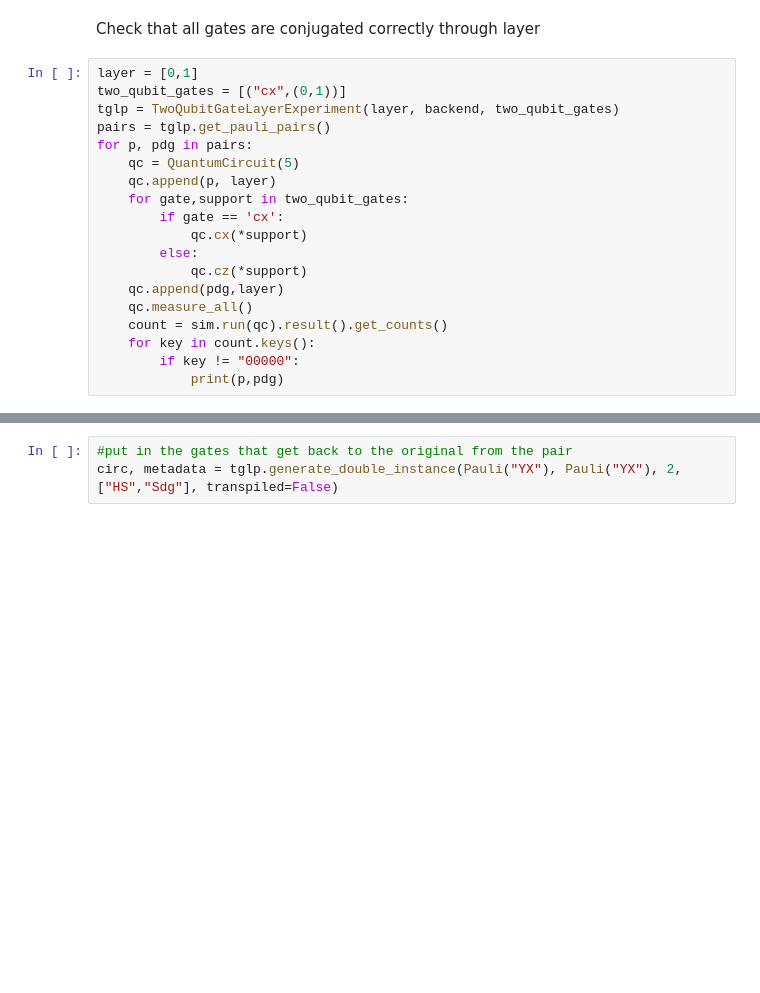
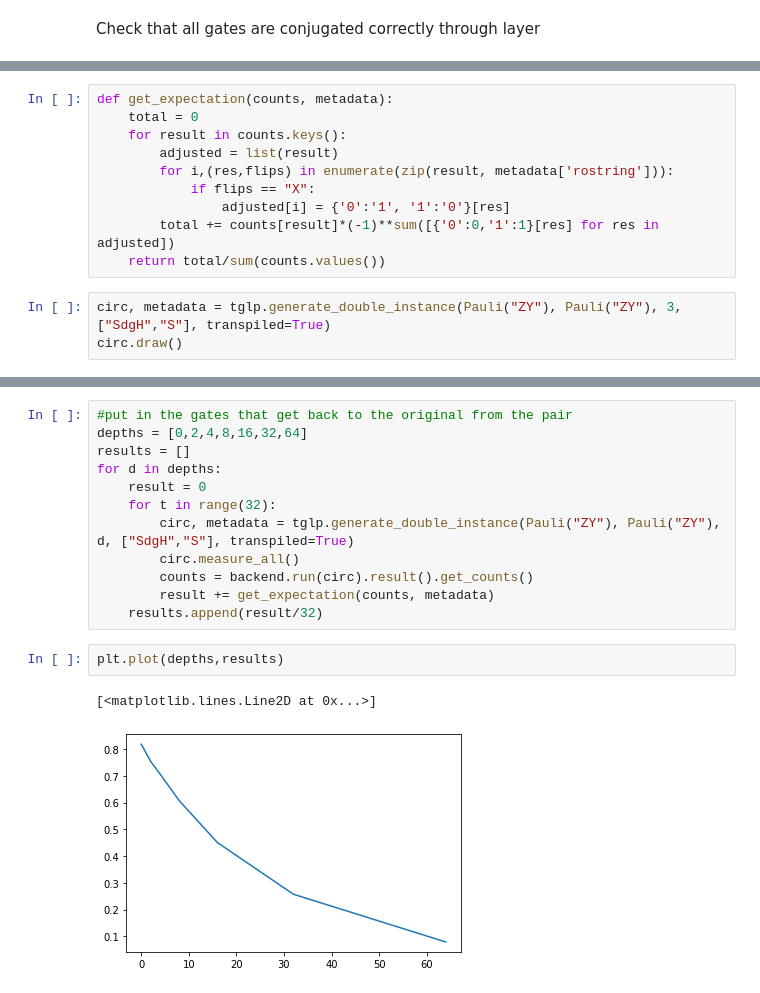
Before and after one commit to benmcdonough20/NEPEC_on_Hardware, a Jupyter notebook: two_qubit_PEC/two_qubit_layer_learning.ipynb, the cells around one changed output, grey strips where cells are left out. Drawn from its saved outputs; the diff is of its cells as text; blank space fills up the shorter version.

Commit message:
circuit generation for full two-gate procedure

```diff
--- a/two_qubit_PEC/two_qubit_layer_learning.ipynb
+++ b/two_qubit_PEC/two_qubit_layer_learning.ipynb
@@ -512,22 +635,3 @@ from qiskit.providers.fake_provider import FakeVigo
 backend = AerSimulator.from_backend(FakeVigo())
 # %% [markdown]
 Check that all gates are conjugated correctly through layer
-# %%
-layer = [0,1]
-two_qubit_gates = [("cx",(0,1))]
-tglp = TwoQubitGateLayerExperiment(layer, backend, two_qubit_gates)
-pairs = tglp.get_pauli_pairs()
-for p, pdg in pairs:
-    qc = QuantumCircuit(5)
-    qc.append(p, layer)
-    for gate,support in two_qubit_gates:
-        if gate == 'cx':
-            qc.cx(*support)
-        else:
-            qc.cz(*support)
-    qc.append(pdg,layer)
-    qc.measure_all()
-    count = sim.run(qc).result().get_counts()
-    for key in count.keys():
-        if key != "00000":
-            print(p,pdg)
@@ -540,0 +646,13 @@ tglp.pauli_sets['medium']
+# %%
+def get_expectation(counts, metadata):
+    total = 0
+    for result in counts.keys():
+        adjusted = list(result)
+        for i,(res,flips) in enumerate(zip(result, metadata['rostring'])):
+            if flips == "X":
+                adjusted[i] = {'0':'1', '1':'0'}[res]
+        total += counts[result]*(-1)**sum([{'0':0,'1':1}[res] for res in adjusted])
+    return total/sum(counts.values())
+# %%
+circ, metadata = tglp.generate_double_instance(Pauli("ZY"), Pauli("ZY"), 3, ["SdgH","S"], transpiled=True)
+circ.draw()
@@ -541,6 +671,20 @@ tglp.pauli_sets['medium']
 # %%
 #put in the gates that get back to the original from the pair
-circ, metadata = tglp.generate_double_instance(Pauli("YX"), Pauli("YX"), 2, ["HS","Sdg"], transpiled=False)
+depths = [0,2,4,8,16,32,64]
+results = []
+for d in depths:
+    result = 0
+    for t in range(32):
+        circ, metadata = tglp.generate_double_instance(Pauli("ZY"), Pauli("ZY"), d, ["SdgH","S"], transpiled=True)
+        circ.measure_all()
+        counts = backend.run(circ).result().get_counts()
+        result += get_expectation(counts, metadata)
+    results.append(result/32)
+# %%
+plt.plot(depths,results)
+# %% [output]
+[<matplotlib.lines.Line2D at 0x...>]
+[figure, added]
 # %%
 circ.draw()
 # %% [output]
```
Also changed, not shown: parts of 24 cells of this notebook, 1 other file.
